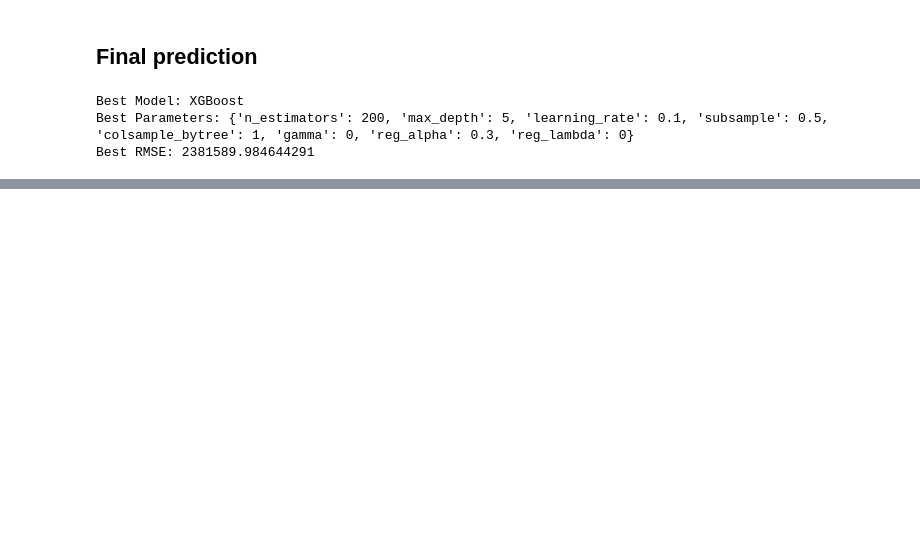
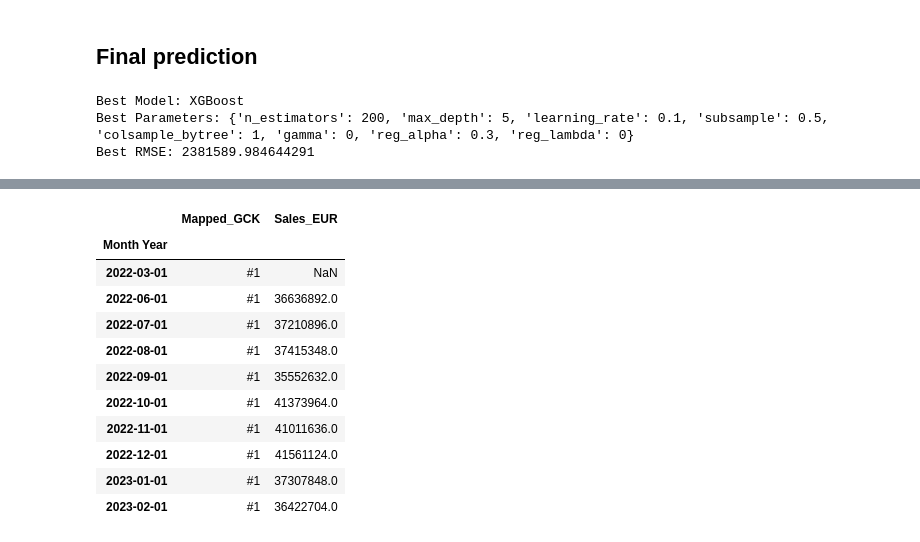
Before and after one commit to philippedut/BC_DA_Siemens, a Jupyter notebook: Notebooks/Models.ipynb, the cells around one changed output, grey strips where cells are left out. Saved outputs shown, nothing was run; the diff lists cells and outputs as text; code cells hidden in the pictures; blank space fills up the shorter version.

```diff
--- a/Notebooks/Models.ipynb
+++ b/Notebooks/Models.ipynb
@@ -465,0 +322,15 @@ simple_xgboost_forecast(sales_agg1, df_market_1, period=10, params=xgboost_best_
+# %%
+test_set_1
+# %% [output]
+|  | Mapped_GCK | Sales_EUR |
+| Month Year |  |  |
+| 2022-03-01 | #1 | NaN |
+| 2022-06-01 | #1 | 36636892.0 |
+| 2022-07-01 | #1 | 37210896.0 |
+| 2022-08-01 | #1 | 37415348.0 |
+| 2022-09-01 | #1 | 35552632.0 |
+| 2022-10-01 | #1 | 41373964.0 |
+| 2022-11-01 | #1 | 41011636.0 |
+| 2022-12-01 | #1 | 41561124.0 |
+| 2023-01-01 | #1 | 37307848.0 |
+| 2023-02-01 | #1 | 36422704.0 |
```
Also changed, not shown: parts of 17 cells of this notebook, 1 other file.
